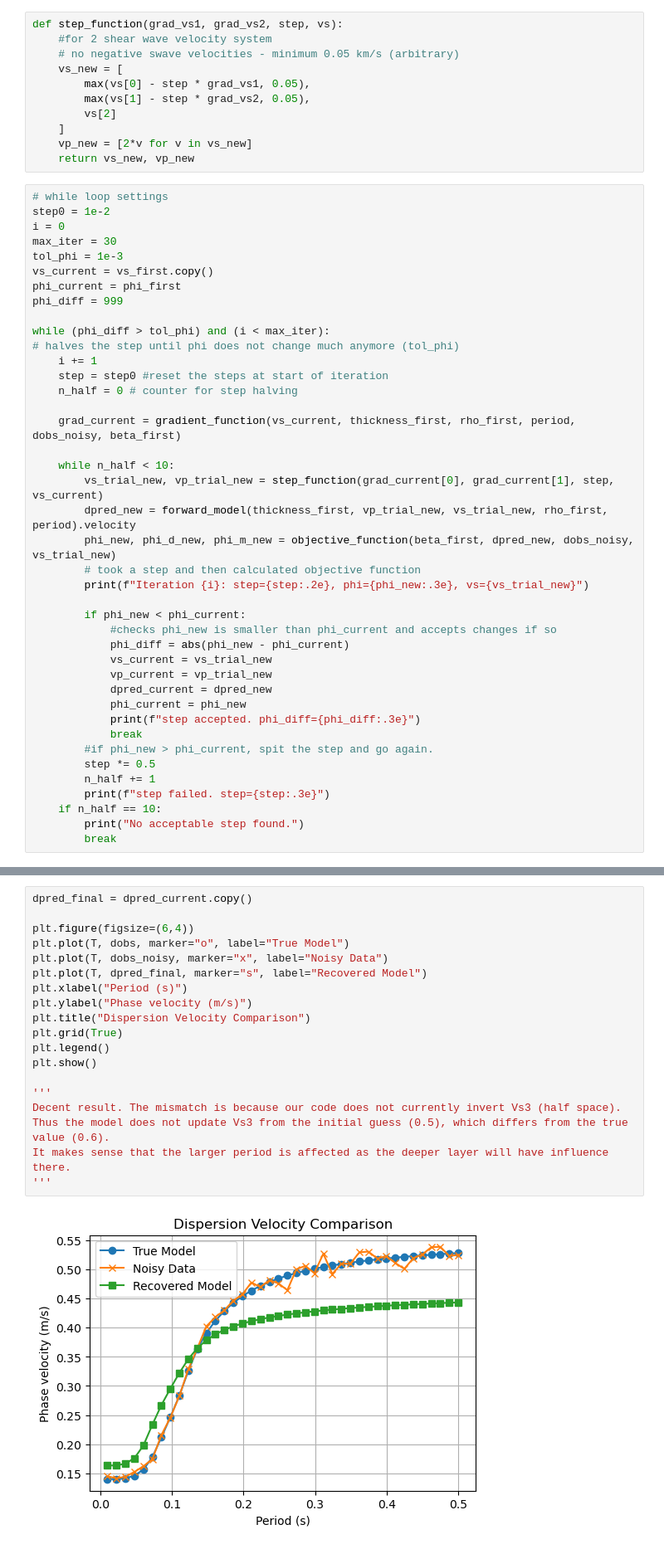
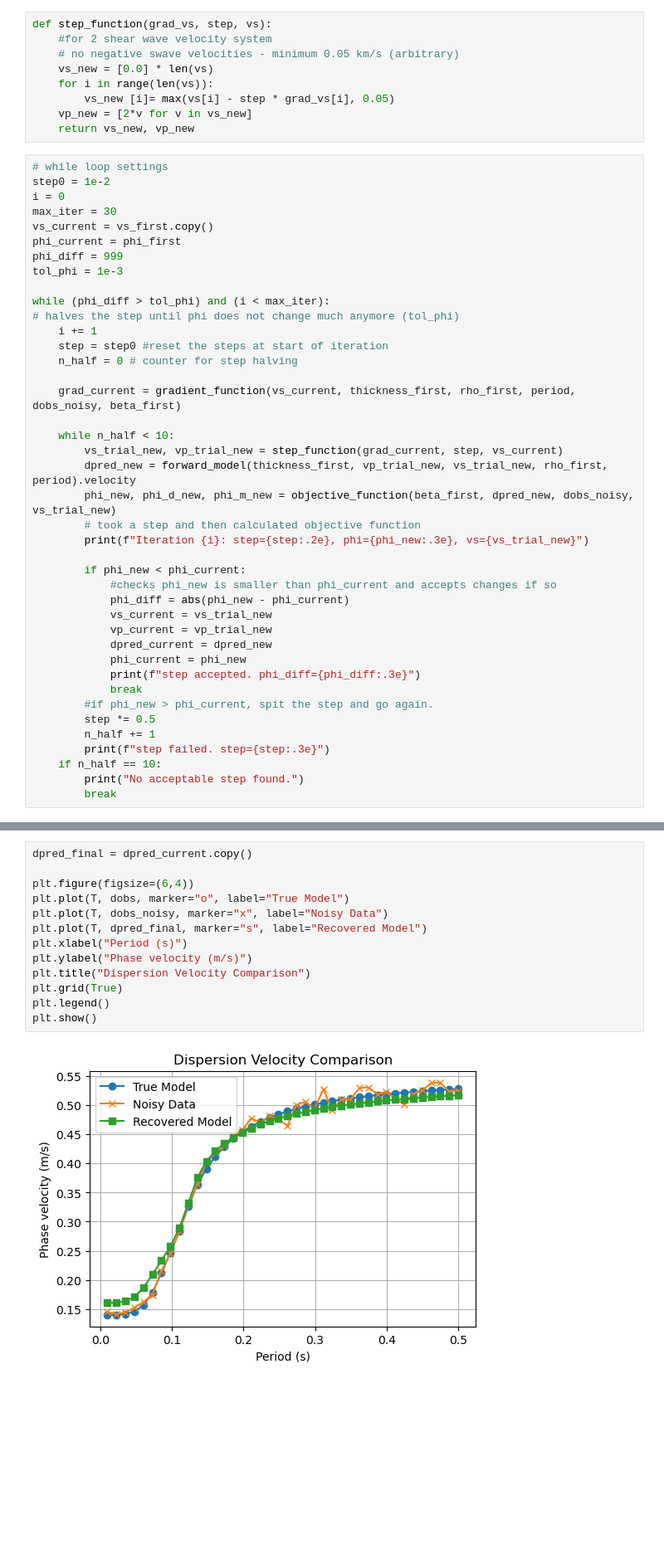
Before and after one commit to lambertnguyen-git/EOSC556B-2026_LN, a Jupyter notebook: MASW_Sim.ipynb, the cells around one changed output, grey strips where cells are left out. Shown at 83% size. Saved outputs shown, nothing was run; the diff lists cells and outputs as text; blank space fills up the shorter version.

```diff
--- a/MASW_Sim.ipynb
+++ b/MASW_Sim.ipynb
@@ -90,13 +94,11 @@ def gradient_function(vs, thickness, rho, period, dobs, beta, dx=1e-4):
     return grad
 # %%
-def step_function(grad_vs1, grad_vs2, step, vs):
+def step_function(grad_vs, step, vs):
     #for 2 shear wave velocity system
     # no negative swave velocities - minimum 0.05 km/s (arbitrary)
-    vs_new = [
-        max(vs[0] - step * grad_vs1, 0.05),
-        max(vs[1] - step * grad_vs2, 0.05),
-        vs[2]
-    ]
+    vs_new = [0.0] * len(vs)
+    for i in range(len(vs)):
+        vs_new [i]= max(vs[i] - step * grad_vs[i], 0.05)
     vp_new = [2*v for v in vs_new]
     return vs_new, vp_new
 # %%
@@ -104,10 +106,10 @@ def step_function(grad_vs1, grad_vs2, step, vs):
 step0 = 1e-2
 i = 0
 max_iter = 30
-tol_phi = 1e-3
 vs_current = vs_first.copy()
 phi_current = phi_first
 phi_diff = 999
+tol_phi = 1e-3
 
 while (phi_diff > tol_phi) and (i < max_iter):
 # halves the step until phi does not change much anymore (tol_phi)
@@ -118,7 +120,7 @@ while (phi_diff > tol_phi) and (i < max_iter):
     grad_current = gradient_function(vs_current, thickness_first, rho_first, period, dobs_noisy, beta_first)
 
     while n_half < 10:
-        vs_trial_new, vp_trial_new = step_function(grad_current[0], grad_current[1], step, vs_current)
+        vs_trial_new, vp_trial_new = step_function(grad_current, step, vs_current)
         dpred_new = forward_model(thickness_first, vp_trial_new, vs_trial_new, rho_first, period).velocity
         phi_new, phi_d_new, phi_m_new = objective_function(beta_first, dpred_new, dobs_noisy, vs_trial_new)
         # took a step and then calculated objective function
@@ -161,21 +162,15 @@ step accepted. phi_diff=9.683e-04
 # %%
 dpred_final = dpred_current.copy()
 
 plt.figure(figsize=(6,4))
 plt.plot(T, dobs, marker="o", label="True Model")
 plt.plot(T, dobs_noisy, marker="x", label="Noisy Data")
 plt.plot(T, dpred_final, marker="s", label="Recovered Model")
 plt.xlabel("Period (s)")
 plt.ylabel("Phase velocity (m/s)")
 plt.title("Dispersion Velocity Comparison")
 plt.grid(True)
 plt.legend()
 plt.show()
-
-'''
-Decent result. The mismatch is because our code does not currently invert Vs3 (half space).
-Thus the model does not update Vs3 from the initial guess (0.5), which differs from the true value (0.6).
-It makes sense that the larger period is affected as the deeper layer will have influence there.
-'''
 # %% [output]
-[figure, old version]
+[figure, new version]
```
Also changed, not shown: parts of 11 cells of this notebook.
